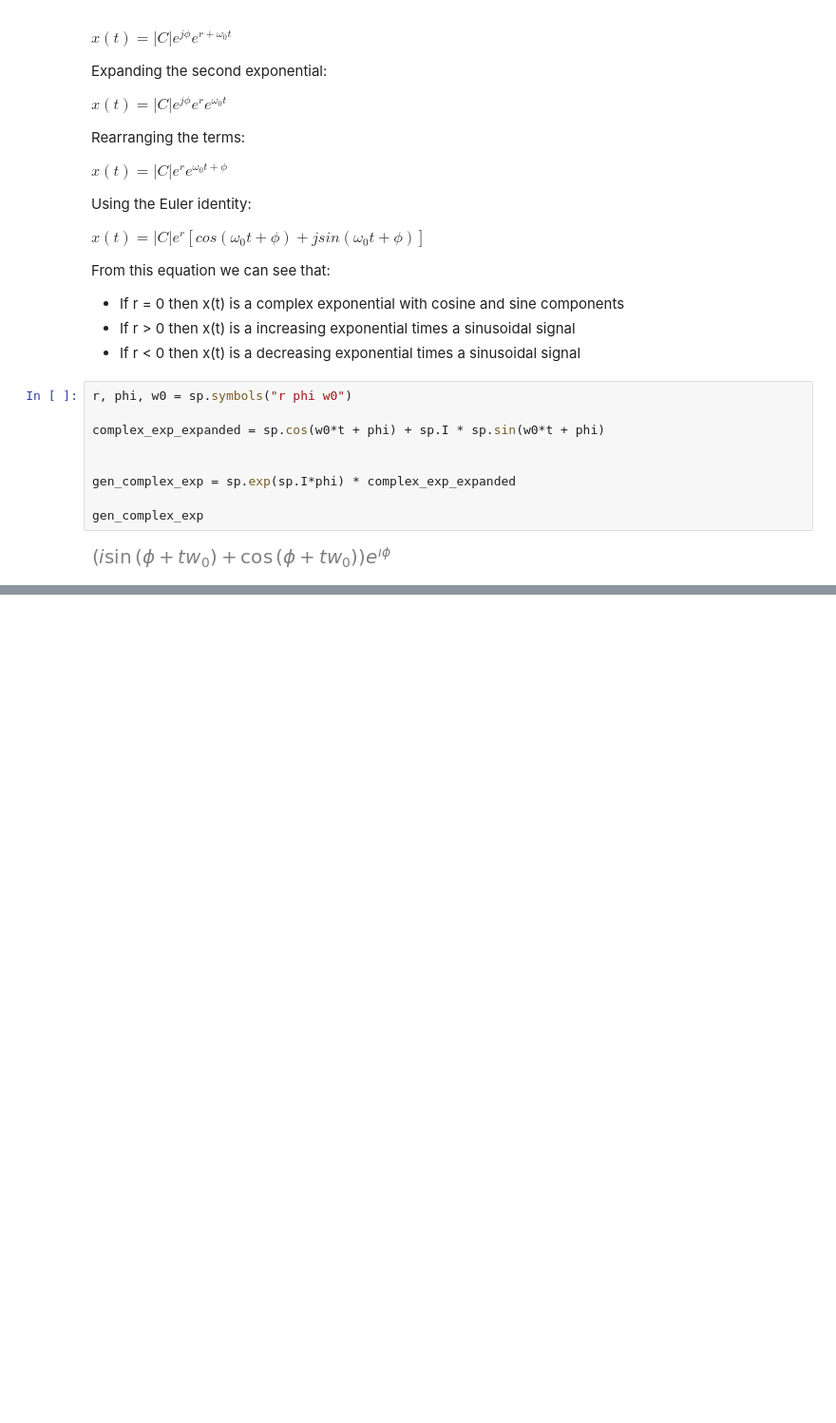
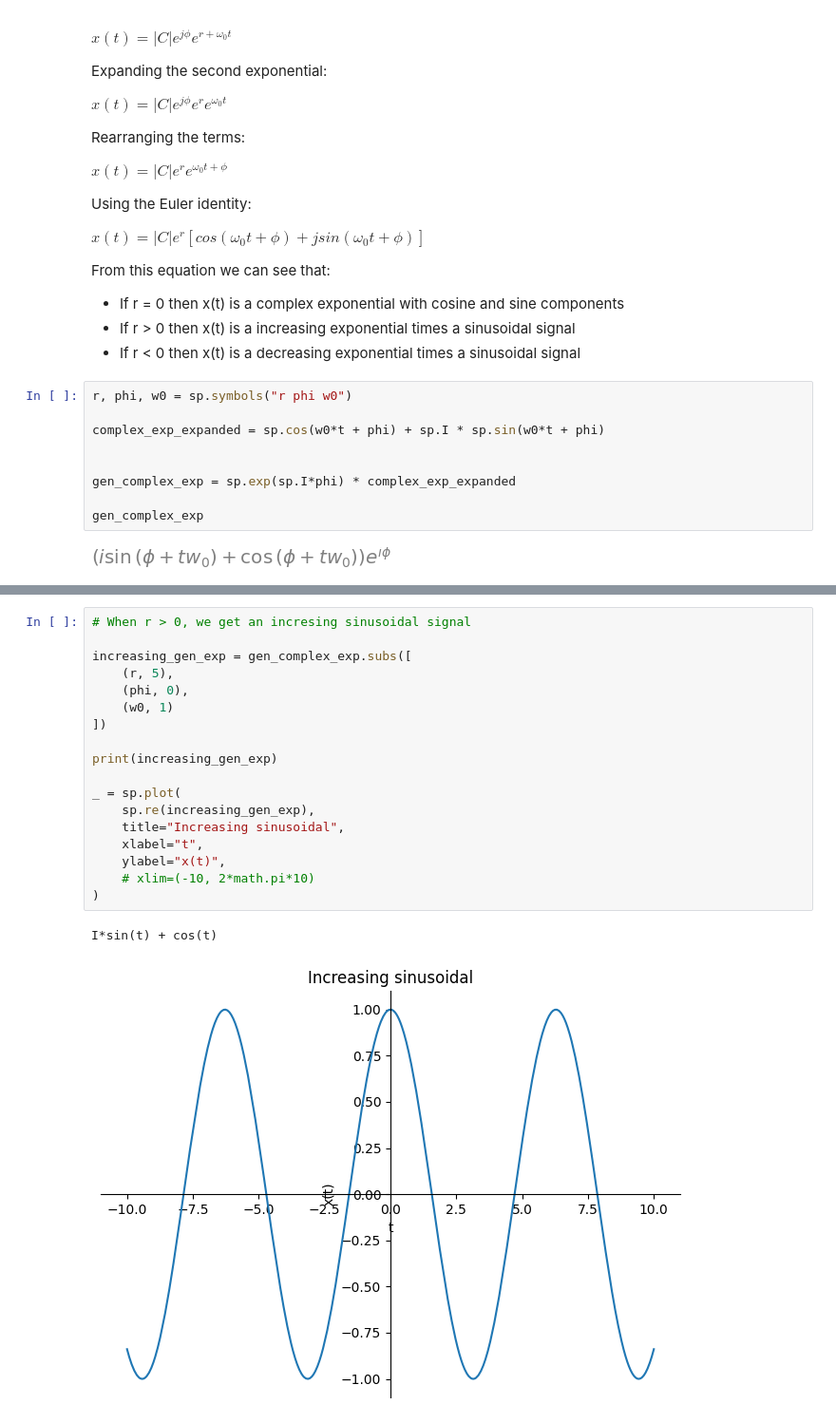
Before and after one commit to zjukd00m/SignalsAndSystems, a Jupyter notebook: Introduction/labs-01-exponentials.ipynb, the cells around one changed output, grey strips where cells are left out. Shown at 95% size. Cells and saved outputs as stored; diff of their text form; blank space fills up the shorter version.

```diff
--- a/Introduction/labs-01-exponentials.ipynb
+++ b/Introduction/labs-01-exponentials.ipynb
@@ -253,0 +280,21 @@ gen_complex_exp
+# %%
+# When r > 0, we get an incresing sinusoidal signal
+
+increasing_gen_exp = gen_complex_exp.subs([
+    (r, 5),
+    (phi, 0),
+    (w0, 1)
+])
+
+print(increasing_gen_exp)
+
+_ = sp.plot(
+    sp.re(increasing_gen_exp),
+    title="Increasing sinusoidal",
+    xlabel="t",
+    ylabel="x(t)",
+    # xlim=(-10, 2*math.pi*10)
+)
+# %% [output]
+I*sin(t) + cos(t)
+[figure, added]
```
Also changed, not shown: parts of 7 cells of this notebook, 1 other file.
